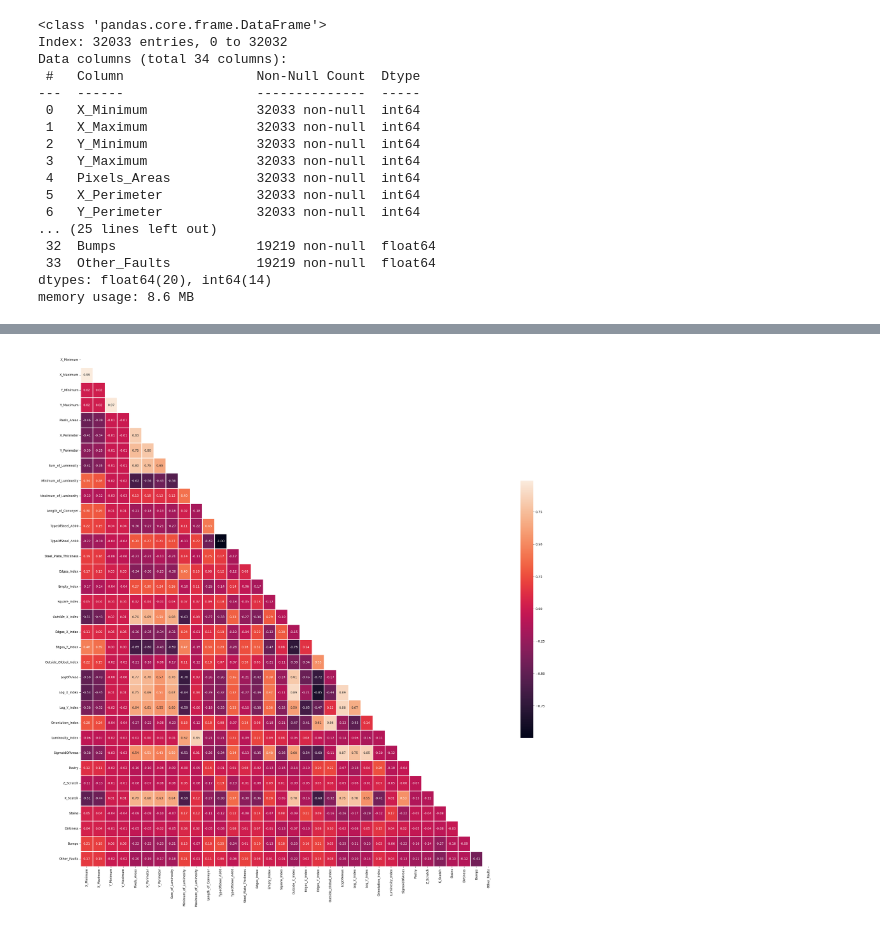
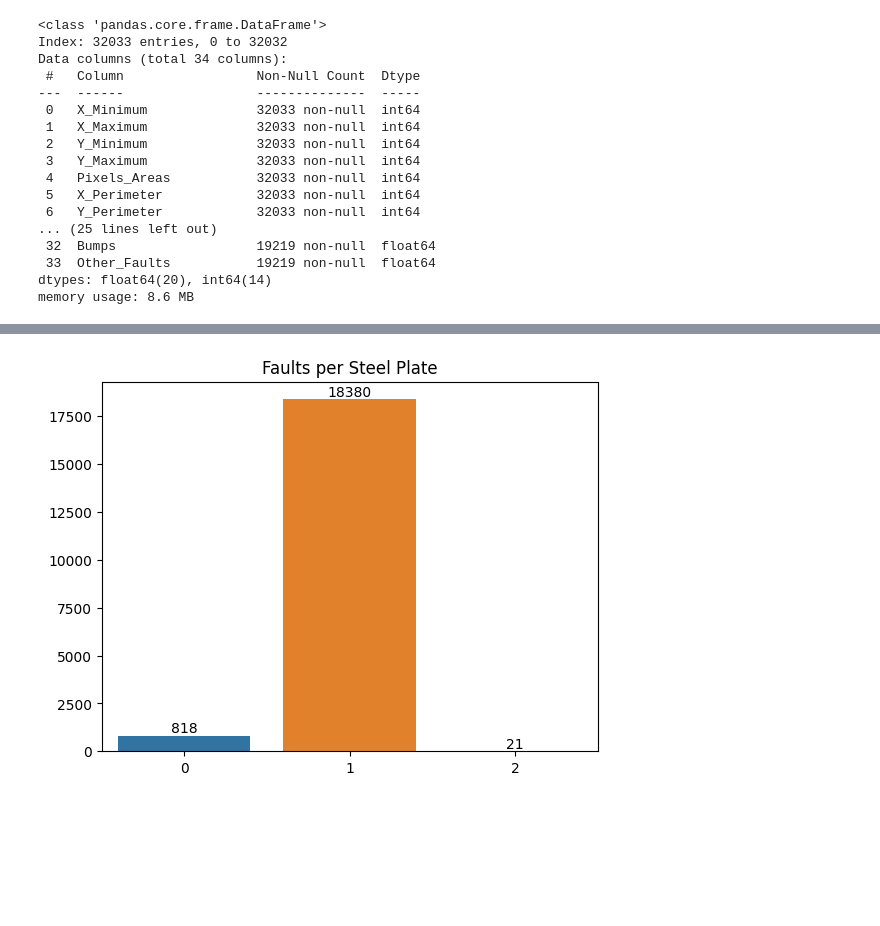
Before and after one commit to chalseoko/steel_plate_defect_prediction, a Jupyter notebook: steel-plate-defect-prediction.ipynb, the cells around one changed output, grey strips where cells are left out. Cells and saved outputs as stored; diff of their text form; code cells hidden in the pictures; blank space fills up the shorter version.

```diff
--- a/steel-plate-defect-prediction.ipynb
+++ b/steel-plate-defect-prediction.ipynb
@@ -69,8 +46,11 @@ plt.show()
-# %%
-corr = pd.concat([train_data, test_data]).corr(numeric_only=True)
-
-plt.figure(figsize=(30, 30))
-sns.heatmap(corr, mask=np.triu(corr), linewidth=1, annot=True, fmt='.2f', cbar_kws={"shrink": .5})
-plt.show()
-# %% [output]
-[figure, removed]
+# %%
+target_features = ['Pastry', 'Z_Scratch', 'K_Scatch', 'Stains', 'Dirtiness', 'Bumps', 'Other_Faults']
+target_data = train_data[target_features]
+
+fault_counts = np.unique(target_data.sum(axis=1), return_counts=True)
+ax = sns.barplot(x=fault_counts[0], y=fault_counts[1])
+ax.bar_label(ax.containers[0], fontsize=10)
+plt.title("Faults per Steel Plate")
+plt.show()
+# %% [output]
+[figure, added]
```
Also changed, not shown: parts of 18 cells of this notebook.
